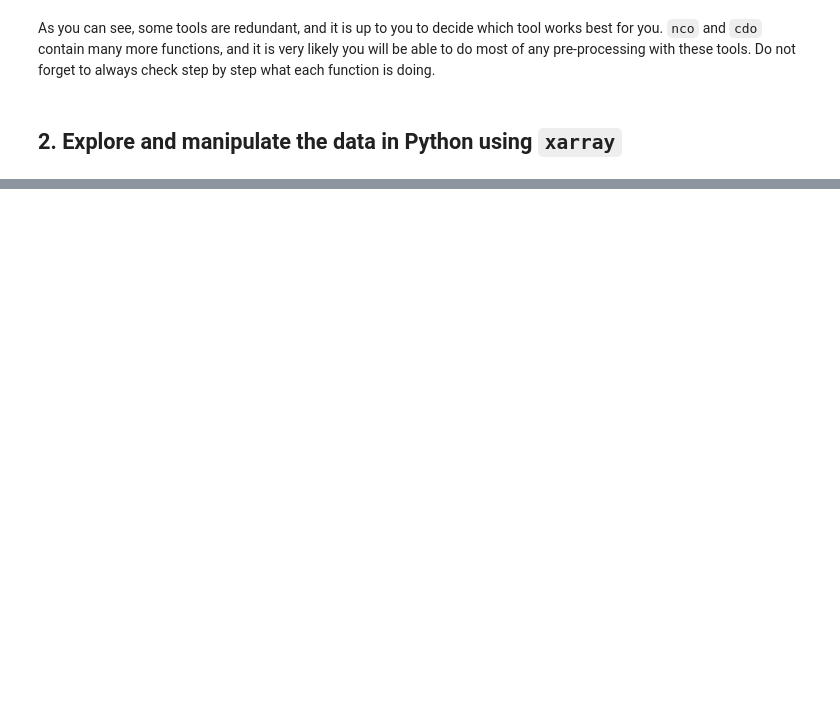
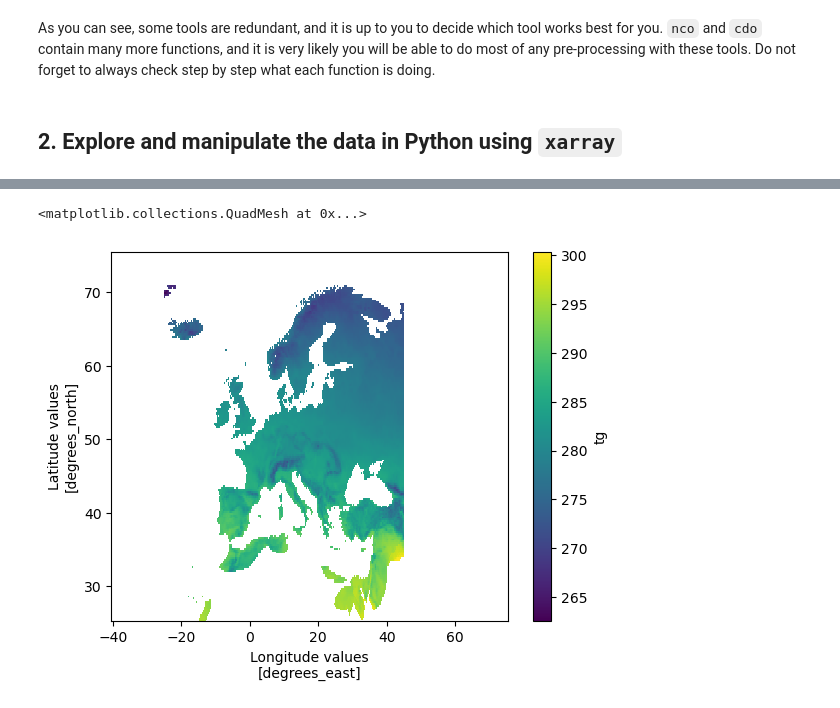
Before and after one commit to bobbyantonio/iecdt_environmental_data_analysis, a Jupyter notebook: course_notebooks/netcdf.ipynb, the cells around one changed output, grey strips where cells are left out. Cells and saved outputs as stored; diff of their text form; code cells hidden in the pictures; blank space fills up the shorter version.

```diff
--- a/course_notebooks/netcdf.ipynb
+++ b/course_notebooks/netcdf.ipynb
@@ -349,0 +637,9 @@ As you can see, some tools are redundant, and it is up to you to decide which to
+# %%
+# Example: Add a constant to transform temperature to K
+T_Kelvin = ds.tg + 273.15
+print(T_Kelvin)
+# Notice the attributes disappeared, you can update the units
+T_Kelvin.attrs["units"] = "K"
+print(T_Kelvin)
+# Replace the temperature in the dataset
+ds["tg"] = T_Kelvin
@@ -349,0 +664,5 @@ As you can see, some tools are redundant, and it is up to you to decide which to
+# %%
+# Task: Convert the pressure to Pa
+P_Pa = ds.pp * 100
+P_Pa.attrs["units"] = "Pa"
+ds['pp'] = P_Pa
@@ -349,0 +777,6 @@ As you can see, some tools are redundant, and it is up to you to decide which to
+# %%
+# Plot the mean temperature over Europe
+ds.tg.mean("time").plot()
+# %% [output]
+<matplotlib.collections.QuadMesh at 0x...>
+[figure, added]
```
Also changed, not shown: parts of 56 cells of this notebook.
